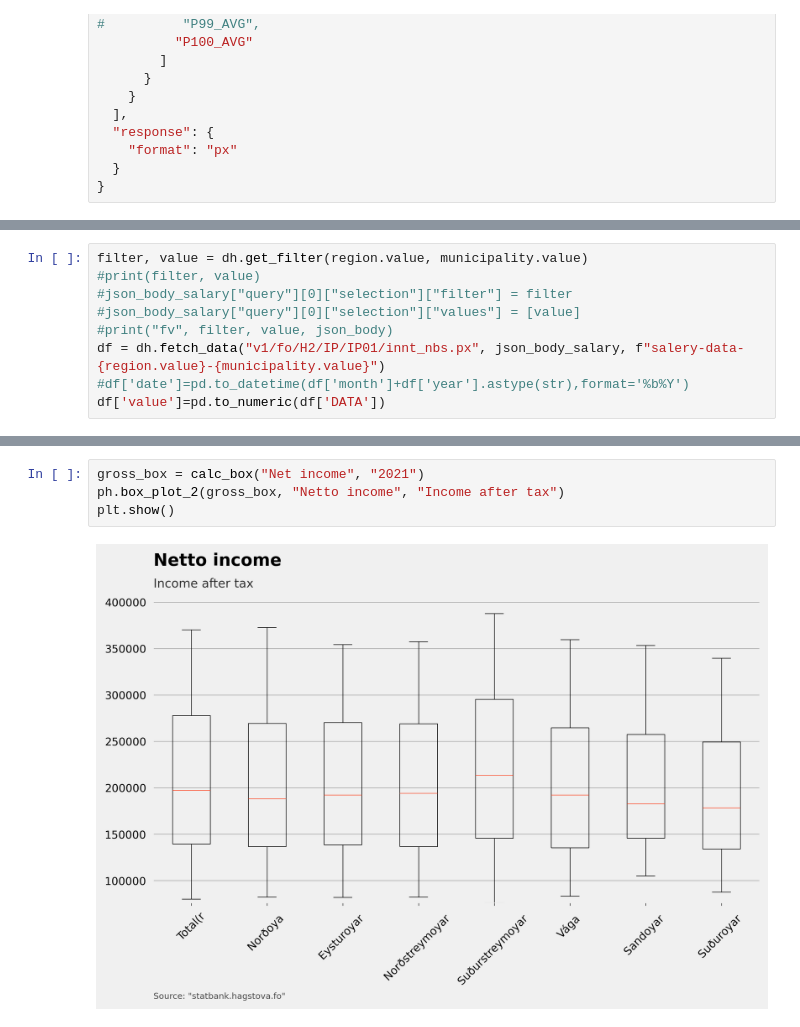
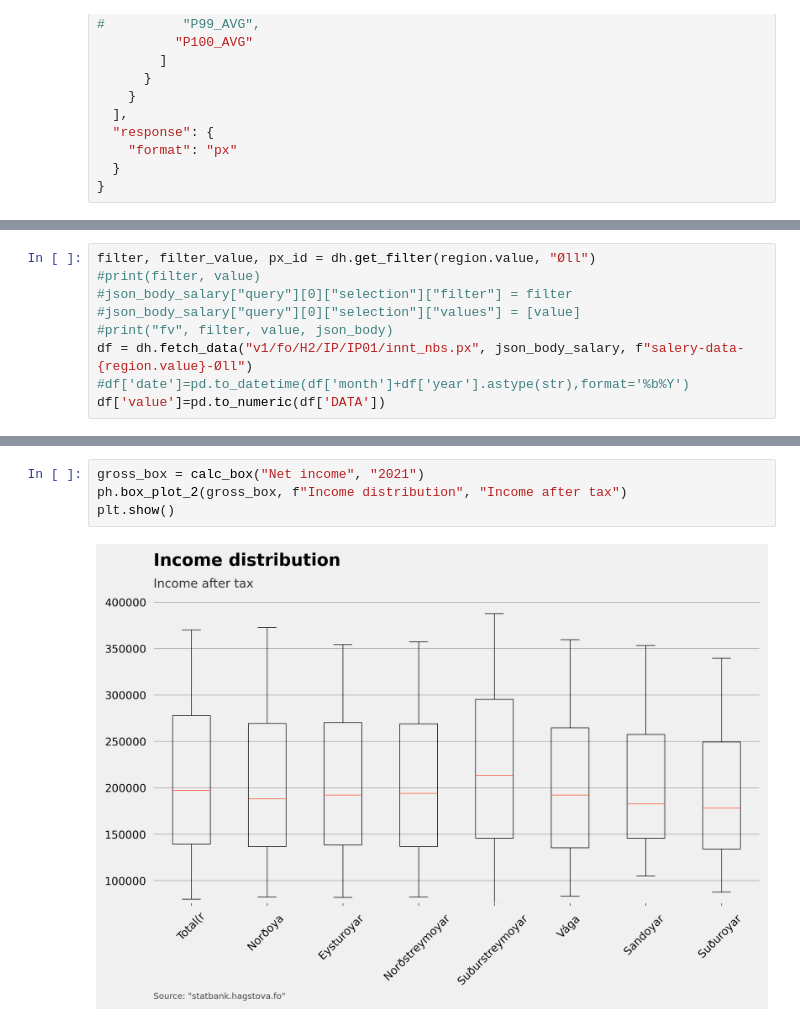
Before and after one commit to wentzlau/hagtol, a Jupyter notebook: fo_area_hagtol/fo_area_hagtol_salary.ipynb, the cells around one changed output, grey strips where cells are left out. Drawn from its saved outputs; the diff is of its cells as text.

```diff
--- a/fo_area_hagtol/fo_area_hagtol_salary.ipynb
+++ b/fo_area_hagtol/fo_area_hagtol_salary.ipynb
@@ -158,10 +156,10 @@ mercury.Select
 # %%
-filter, value = dh.get_filter(region.value, municipality.value)
+filter, filter_value, px_id = dh.get_filter(region.value, "Øll")
 #print(filter, value)
 #json_body_salary["query"][0]["selection"]["filter"] = filter
 #json_body_salary["query"][0]["selection"]["values"] = [value]
 #print("fv", filter, value, json_body)
-df = dh.fetch_data("v1/fo/H2/IP/IP01/innt_nbs.px", json_body_salary, f"salery-data-{region.value}-{municipality.value}")
+df = dh.fetch_data("v1/fo/H2/IP/IP01/innt_nbs.px", json_body_salary, f"salery-data-{region.value}-Øll")
 #df['date']=pd.to_datetime(df['month']+df['year'].astype(str),format='%b%Y')
 df['value']=pd.to_numeric(df['DATA'])
 # %% [output]
@@ -221,8 +219,8 @@ plt.show()
 # %%
 gross_box = calc_box("Net income", "2021")
-ph.box_plot_2(gross_box, "Netto income", "Income after tax")
+ph.box_plot_2(gross_box, f"Income distribution", "Income after tax")
 plt.show()
 # %% [output]
-[figure, old version]
+[figure, new version]
 # %%
 #print(df)
```
Also changed, not shown: parts of 6 cells of this notebook, 4 other files.
